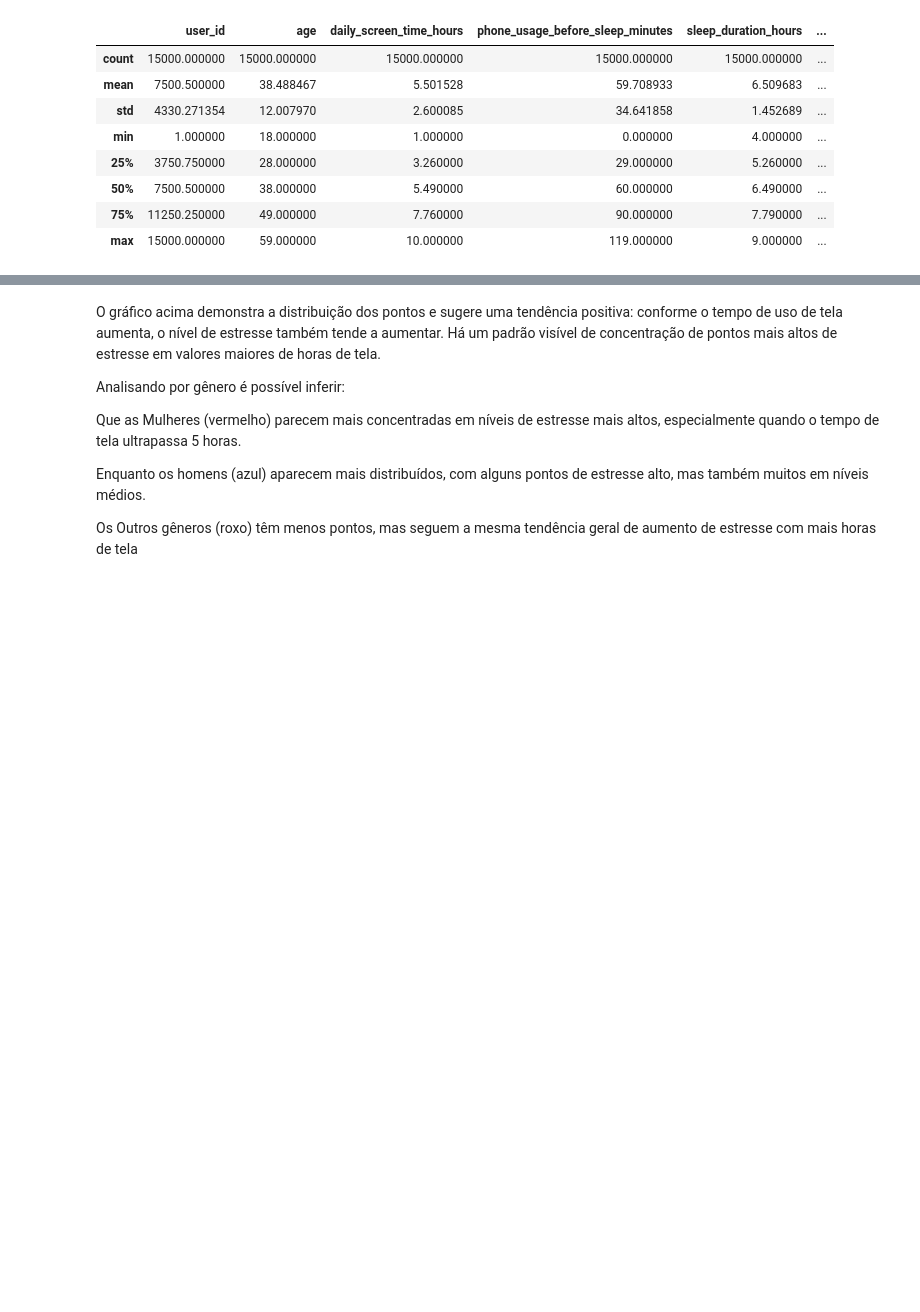
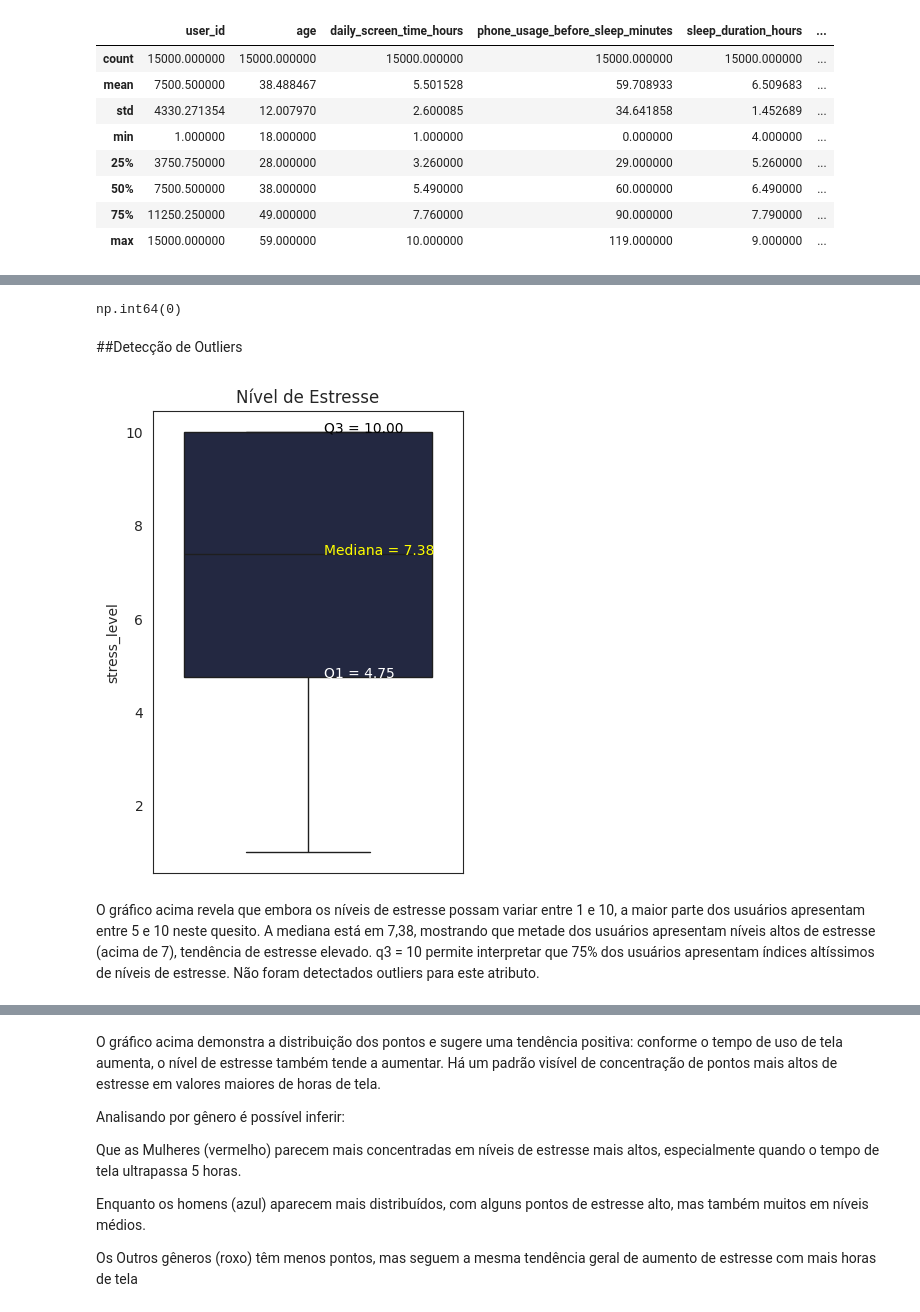
Before and after one commit to larissamitrof-collab/MVP-1, a Jupyter notebook: MVP1.ipynb, the cells around one changed output, grey strips where cells are left out. Cells and saved outputs as stored; diff of their text form; code cells hidden in the pictures; blank space fills up the shorter version.

```diff
--- a/MVP1.ipynb
+++ b/MVP1.ipynb
@@ -303,0 +326,30 @@ df.describe()
+# %%
+df.duplicated().sum() #número de valores duplicados
+# %% [output]
+np.int64(0)
+# %% [markdown]
+##Detecção de Outliers
+# %%
+col = "stress_level"
+
+q1 = df[col].quantile(0.25)
+q2 = df[col].quantile(0.50)
+q3 = df[col].quantile(0.75)
+
+plt.figure(figsize=(4,6))
+sns.boxplot(y=df[col], color="#1E2546")
+
+# Anotações dos quartis
+plt.text(0.05, q1, f"Q1 = {q1:.2f}", color="WHITE")
+plt.text(0.05, q2, f"Mediana = {q2:.2f}", color="YELLOW")
+plt.text(0.05, q3, f"Q3 = {q3:.2f}", color="black")
+
+plt.title("Nível de Estresse")
+plt.ylabel(col)
+plt.show()
+# %% [output]
+[figure, added]
+# %% [markdown]
+O gráfico acima revela que embora os níveis de estresse possam variar entre 1 e 10, a maior parte dos usuários apresentam entre 5 e 10 neste quesito.
+A mediana está em 7,38, mostrando que metade dos usuários apresentam níveis altos de estresse (acima de 7), tendência de estresse elevado. q3 = 10 permite interpretar que 75% dos usuários apresentam índices altíssimos de níveis de estresse.
+Não foram detectados outliers para este atributo.
```
Also changed, not shown: parts of 75 cells of this notebook.
